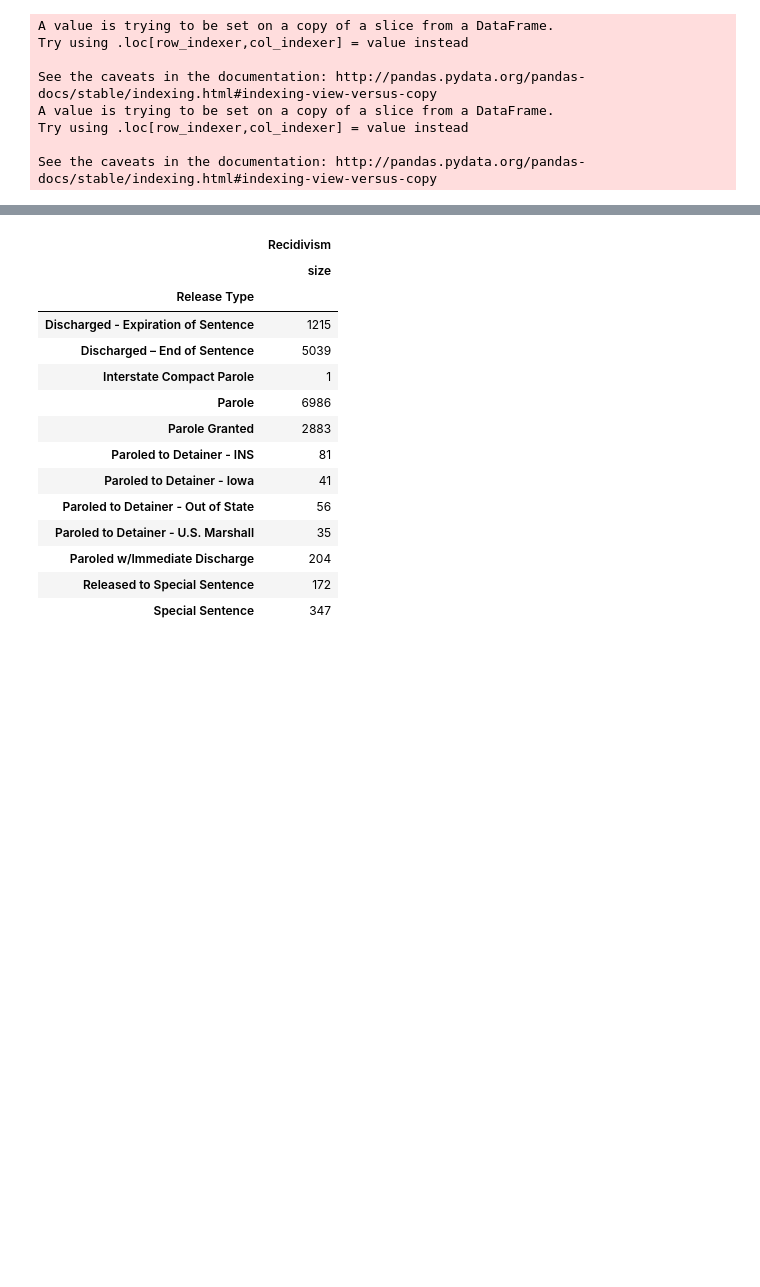
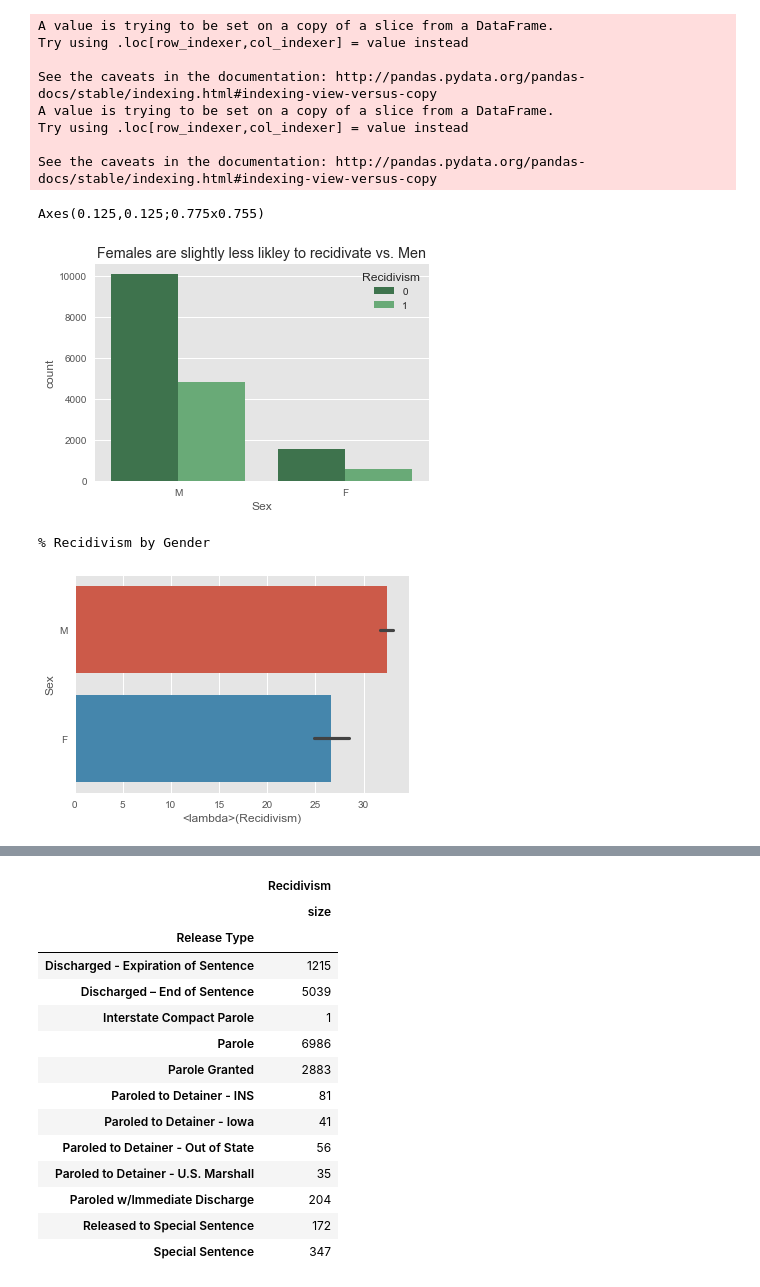
Before and after one commit to matanefron/Final-Project, a Jupyter notebook: ds_class_2017_new/final_project/Recidivism Project.ipynb, the cells around one changed output, grey strips where cells are left out. Drawn from its saved outputs; the diff is of its cells as text; code cells hidden in the pictures; blank space fills up the shorter version.

```diff
--- a/ds_class_2017_new/final_project/Recidivism Project.ipynb
+++ b/ds_class_2017_new/final_project/Recidivism Project.ipynb
@@ -98,3 +106,22 @@ A value is trying to be set on a copy of a slice from a DataFrame.
 Try using .loc[row_indexer,col_indexer] = value instead
 
 See the caveats in the documentation: http://pandas.pydata.org/pandas-docs/stable/indexing.html#indexing-view-versus-copy
+# %%
+ax = plt.axes()
+print sns.countplot(x="Sex",hue="Recidivism", data=df, palette="Greens_d");
+ax.set_title('Females are slightly less likley to recidivate vs. Men')
+
+
+
+plt.show()
+
+print "% Males are more likely to get re-admitted to prison"
+
+sns.barplot(x='Recidivism', y='Sex', data=df, estimator=lambda x: sum(x==1)*1.0/len(x)*100)
+
+plt.show()
+# %% [output]
+Axes(0.125,0.125;0.775x0.755)
+[figure, added]
+% Recidivism by Gender
+[figure, added]
```
Also changed, not shown: parts of 16 cells of this notebook.
